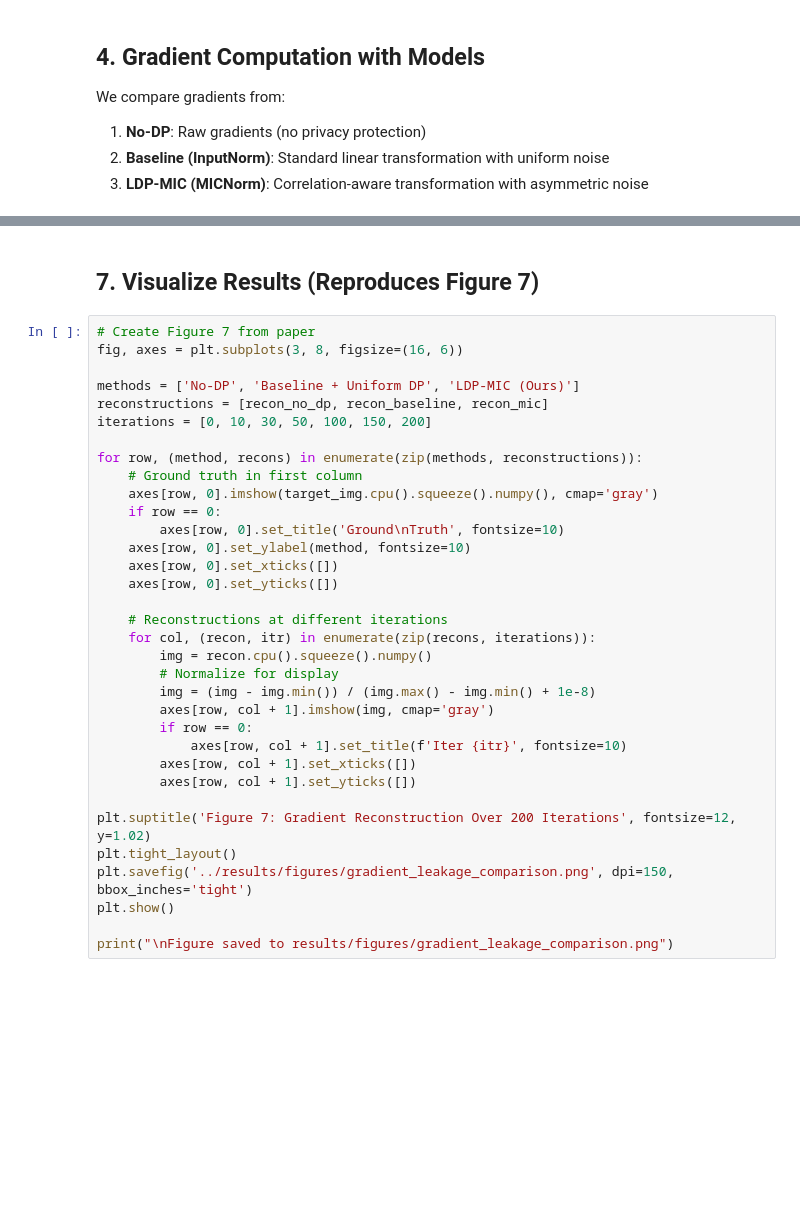
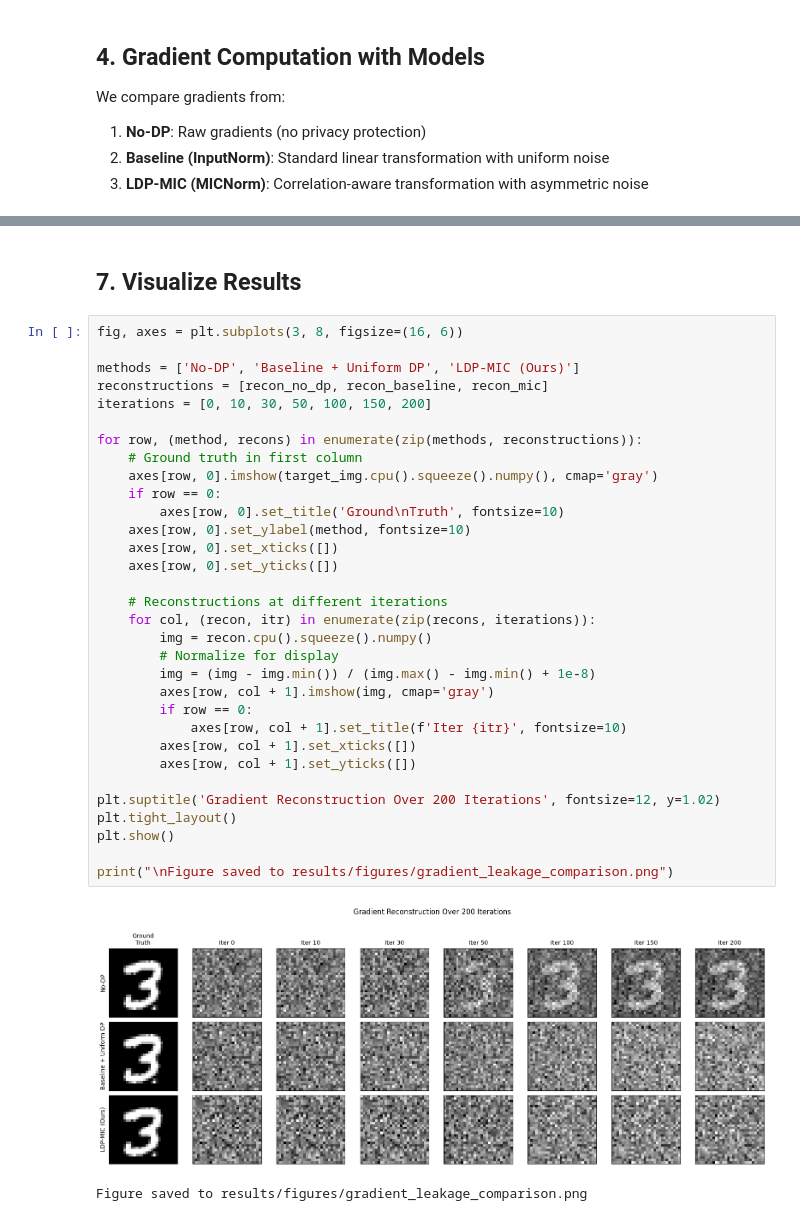
Before and after one commit to aeris-lab/LDP-MIC, a Jupyter notebook: notebooks/04_gradient_leakage.ipynb, the cells around one changed output, grey strips where cells are left out. Saved outputs shown, nothing was run; the diff lists cells and outputs as text; blank space fills up the shorter version.

```diff
--- a/notebooks/04_gradient_leakage.ipynb
+++ b/notebooks/04_gradient_leakage.ipynb
@@ -295,39 +340,40 @@ print("Attack simulations complete!")
 # %% [markdown]
-## 7. Visualize Results (Reproduces Figure 7)
+## 7. Visualize Results
 # %%
-# Create Figure 7 from paper
 fig, axes = plt.subplots(3, 8, figsize=(16, 6))
 
 methods = ['No-DP', 'Baseline + Uniform DP', 'LDP-MIC (Ours)']
 reconstructions = [recon_no_dp, recon_baseline, recon_mic]
 iterations = [0, 10, 30, 50, 100, 150, 200]
 
 for row, (method, recons) in enumerate(zip(methods, reconstructions)):
     # Ground truth in first column
     axes[row, 0].imshow(target_img.cpu().squeeze().numpy(), cmap='gray')
     if row == 0:
         axes[row, 0].set_title('Ground\nTruth', fontsize=10)
     axes[row, 0].set_ylabel(method, fontsize=10)
     axes[row, 0].set_xticks([])
     axes[row, 0].set_yticks([])
 
     # Reconstructions at different iterations
     for col, (recon, itr) in enumerate(zip(recons, iterations)):
         img = recon.cpu().squeeze().numpy()
         # Normalize for display
         img = (img - img.min()) / (img.max() - img.min() + 1e-8)
         axes[row, col + 1].imshow(img, cmap='gray')
         if row == 0:
             axes[row, col + 1].set_title(f'Iter {itr}', fontsize=10)
         axes[row, col + 1].set_xticks([])
         axes[row, col + 1].set_yticks([])
 
-plt.suptitle('Figure 7: Gradient Reconstruction Over 200 Iterations', fontsize=12, y=1.02)
+plt.suptitle('Gradient Reconstruction Over 200 Iterations', fontsize=12, y=1.02)
 plt.tight_layout()
-plt.savefig('../results/figures/gradient_leakage_comparison.png', dpi=150, bbox_inches='tight')
 plt.show()
 
 print("\nFigure saved to results/figures/gradient_leakage_comparison.png")
+# %% [output]
+[figure, added]
+Figure saved to results/figures/gradient_leakage_comparison.png
 # %%
 # Plot reconstruction loss curves
 plt.figure(figsize=(10, 5))
```
Also changed, not shown: parts of 19 cells of this notebook, 26 other files.
